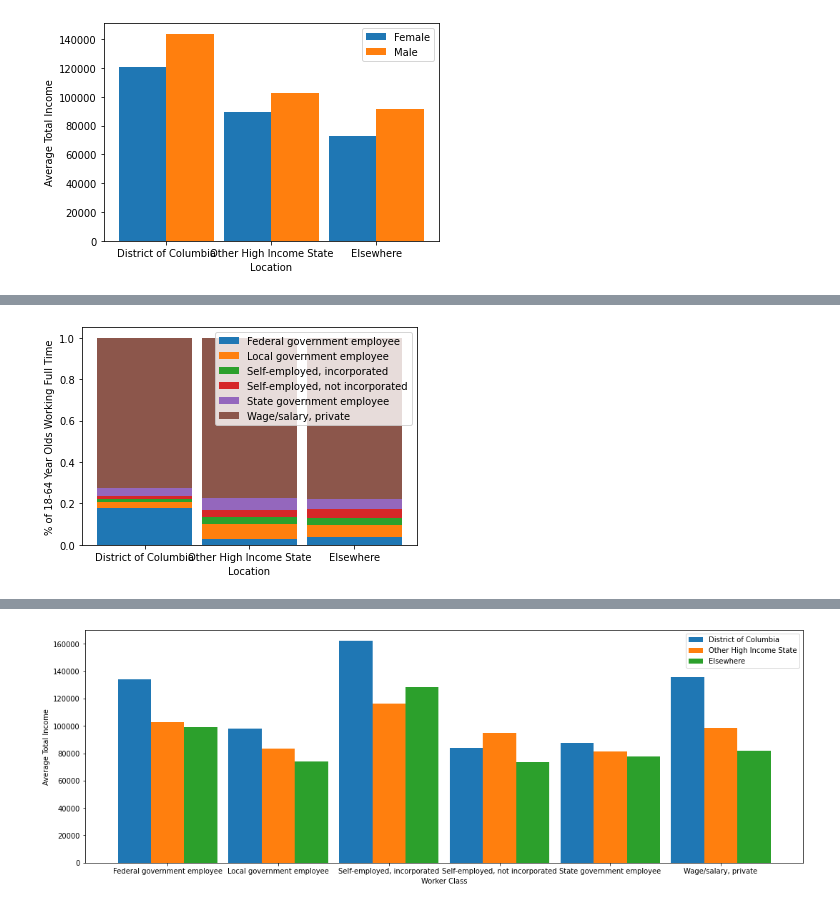
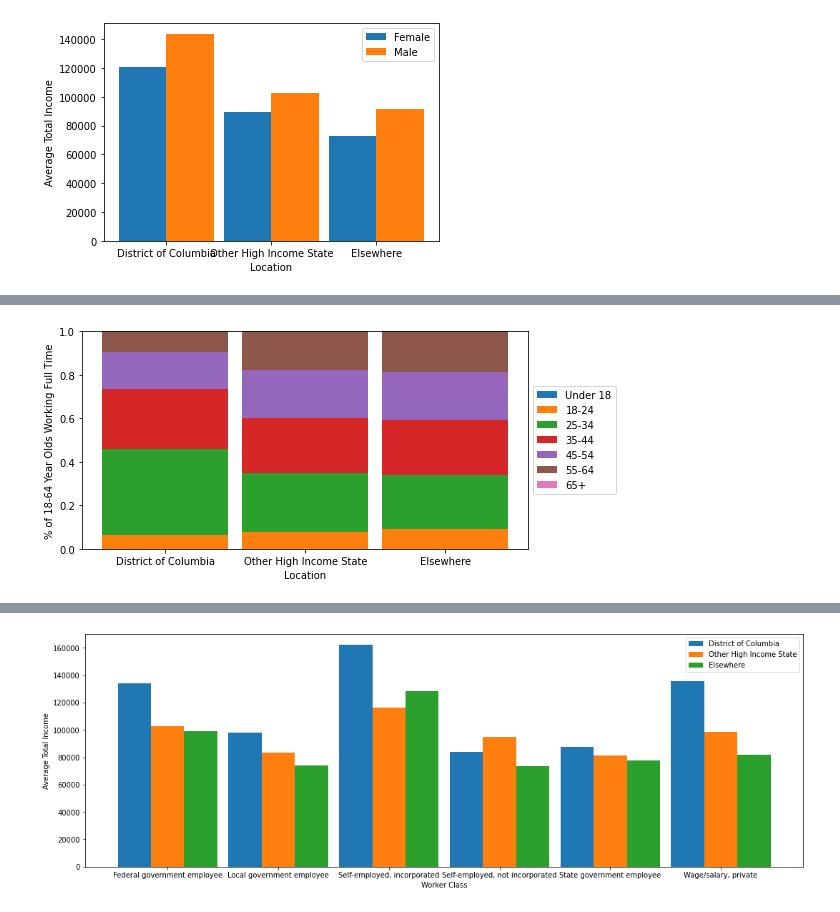
Before and after one commit to eviefowler/ACS-Data-Visualization, a Jupyter notebook: DC Deep Dive.ipynb, the cells around one changed output, grey strips where cells are left out. Cells and saved outputs as stored; diff of their text form; code cells hidden in the pictures.

```diff
--- a/DC Deep Dive.ipynb
+++ b/DC Deep Dive.ipynb
@@ -92,15 +92,3 @@ groupedBar(midage_ft, 'Location', 'Sex', 'Total Income', function = 'mean'
            , ylab = 'Average Total Income')
 # %% [output]
 [figure]
-# %%
-# do DC residents skew older? (no, younger)
-
-# create a temporary scaled counter
-temp = (1 / midage_ft.groupby('Location')[['Total Income']].count().rename(columns = {'Total Income': 'Scaled'})).reset_index()
-midage_ft = pd.merge(midage_ft, temp, on = 'Location', how = 'outer')
-
-groupedBar(midage_ft, 'Detailed Age Group', 'Location', 'Scaled', function = 'sum', yl = (0, 1)
-           , ylab = '% of 18-64 Year Olds Working Full Time')
-
-# clean up temporary scaled counter
-midage_ft = midage_ft.drop(columns = ['Scaled'])
@@ -113,12 +94,0 @@ stackedBar(midage_ft, 'Location', 'Detailed Age Group', 'Total Income', scale =
-# %%
-# are DC residents employed in different sectors? (more in federal government)
-
-# create a temporary scaled counter
-temp = (1 / midage_ft.groupby('Location')[['Total Income']].count().rename(columns = {'Total Income': 'Scaled'})).reset_index()
-midage_ft = pd.merge(midage_ft, temp, on = 'Location', how = 'outer')
-
-groupedBar(midage_ft, 'Worker Class', 'Location', 'Scaled', function = 'sum', yl = (0, 1)
-           , ylab = '% Employed in Each Class', figsize = (24, 6))
-
-# clean up
-midage_ft = midage_ft.drop(columns = ['Scaled'])
@@ -127,6 +95,7 @@ midage_ft = midage_ft.drop(columns = ['Scaled'])
-# %%
-stackedBar(midage_ft.loc[midage_ft['Worker Class'] != 'Unpaid family worker']
-           , 'Location', 'Worker Class', 'Total Income', scale = True
-           , ylab = '% of 18-64 Year Olds Working Full Time')
-# %% [output]
-[figure, removed]
+# %%
+stackedBar(midage_ft, 'Location', 'Detailed Age Group', 'Total Income'
+           , scale = True, ylab = '% of 18-64 Year Olds Working Full Time'
+           , figsize = (8, 4)
+          )
+# %% [output]
+[figure, added]
```
Also changed, not shown: parts of 16 cells of this notebook.
